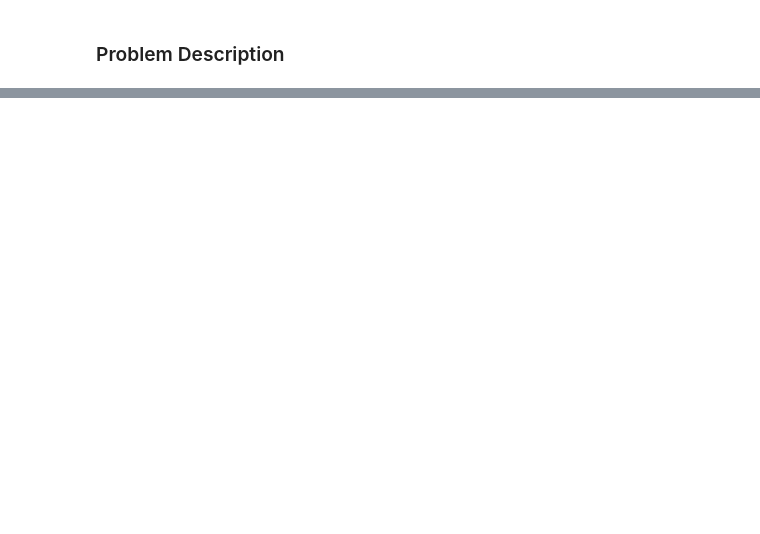
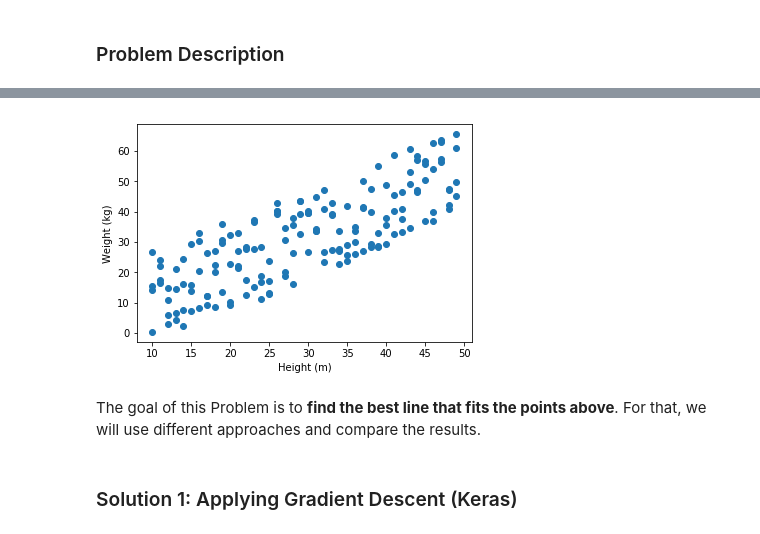
Before and after one commit to rafaelpadilla/Deep-Learning-Topics, a Jupyter notebook: Linear_Regression_Prob_2.ipynb, the cells around one changed output, grey strips where cells are left out. Cells and saved outputs as stored; diff of their text form; code cells hidden in the pictures; blank space fills up the shorter version.

Commit message:
Finished first version of Linear_regression_prob_2 and few small changes in Linear_regression_prob_1

```diff
--- a/Linear_Regression_Prob_2.ipynb
+++ b/Linear_Regression_Prob_2.ipynb
@@ -49,0 +19,22 @@ PointCloud([10, 12], [50,53], 15)
+# %%
+import numpy as np
+import random
+import matplotlib.pyplot as plt
+
+'''This function creates a cloud of points in a line specified between two points: initialPoint and finalPoint
+Input parameters:
+    initialPoint  : initial point of the line that represents the cloud
+    finalPoint    : final point of the line that represents the cloud
+    scatter       : range in y-axis indicating how spread the cloud of points is
+    multiplicity  : number of points in the cloud for every x point '''
+def PointsCloud(initialPoint, finalPoint, scatter, multiplicity):
+    # Angular coefficient
+    ang_coef = (initialPoint[1]-finalPoint[1])/(initialPoint[0]-finalPoint[0])
+    # Linear coefficient
+    lin_coef = -ang_coef*initialPoint[0]+initialPoint[1]
+    i = [val for val in np.arange(initialPoint[0], finalPoint[0], 1) for _ in np.arange(0, multiplicity)]
+    y = [(ang_coef*ii)+lin_coef for ii in i]
+    random.seed(26051984) # to enable reproducibility
+    r = [random.uniform(0, 1)*scatter+(yy-(0.5*scatter)) for yy in y]
+    points = [[i[idx], r[idx]] for idx in range(len(i))]
+    return points
@@ -49,0 +44,20 @@ PointCloud([10, 12], [50,53], 15)
+# %%
+# Defining initial and final points
+initialPoint = (10, 12)
+finalPoint = (50,53)
+points = PointsCloud(initialPoint, finalPoint, 30, 4)
+# Defining x and y
+x = np.array([i[0] for i in points], dtype=np.float)
+y = np.array([i[1] for i in points], dtype=np.float)
+# Plotting points
+plt.scatter(x, y)
+plt.xlabel('Height (m)')
+plt.ylabel('Weight (kg)')
+plt.show()
+# %% [output]
+[figure, added]
+# %% [markdown]
+The goal of this Problem is to **find the best line that fits the points above**. For that, we will use different approaches and compare the results.
+# %% [markdown]
+<a id='gradient_descent_keras'> </a>
+### Solution 1: Applying Gradient Descent (Keras)
```
Also changed, not shown: parts of 37 cells of this notebook, 1 other file.
